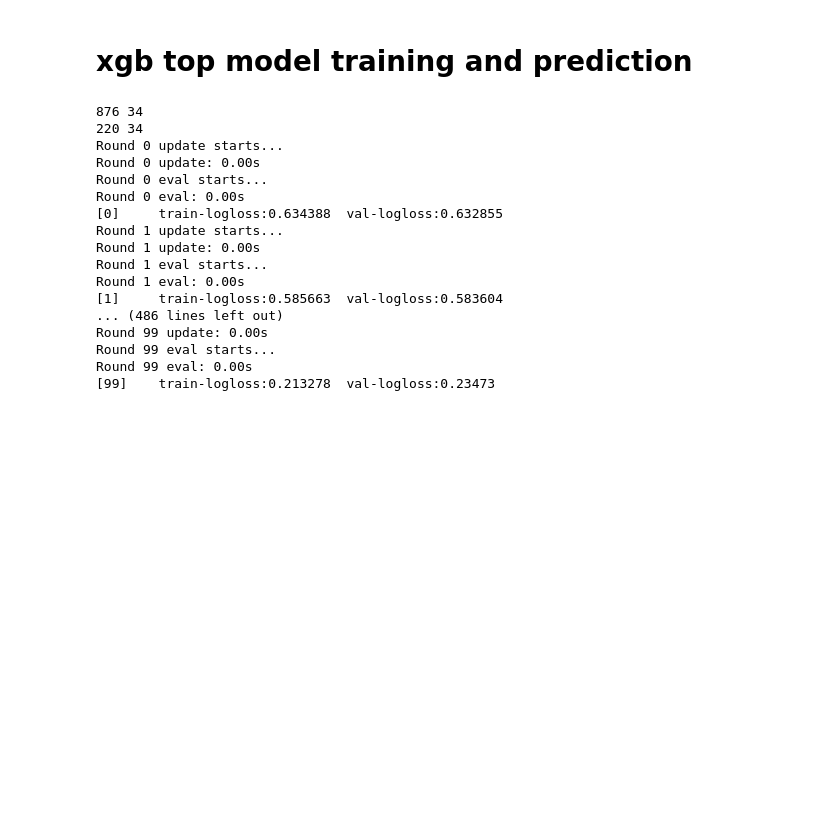
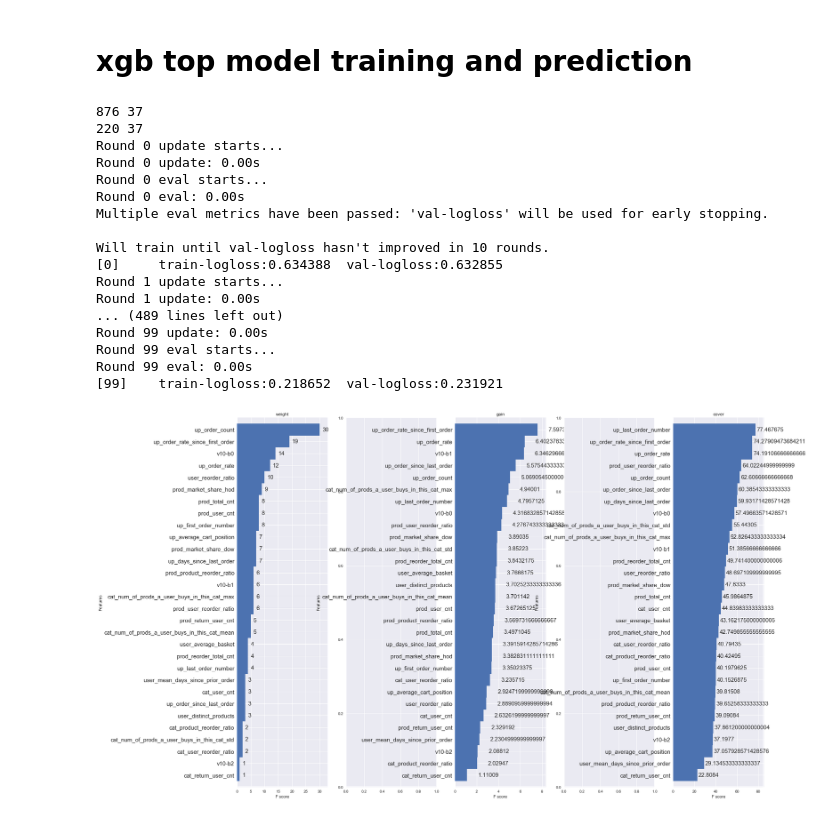
Before and after one commit to kylinorange/kaggle-instacart, a Jupyter notebook: Stacking.ipynb, the cells around one changed output. Cells and saved outputs as stored; diff of their text form; code cells hidden in the pictures; blank space fills up the shorter version.

Commit message:
stacking minor change

```diff
--- a/Stacking.ipynb
+++ b/Stacking.ipynb
@@ -140,10 +142,11 @@ def split_test_train(cur_fold):
     return (X_train, X_val, y_train, y_val)
 
 def train_predict_one_fold(cur_fold):
+#     global xgb_params
     X_train, X_val, y_train, y_val = split_test_train(cur_fold)
     drop_list = [
     'product_id',
-    'order_id',
+    'order_id'
     ]
 
     dtrain = xgboost.DMatrix(X_train.drop(drop_list, axis=1), y_train)
@@ -152,6 +155,7 @@ def train_predict_one_fold(cur_fold):
     gc.collect()
     print(dtrain.num_row(), dtrain.num_col())
     print(dval.num_row(), dval.num_col())
+    print(xgb_params)
 
     bst = train(
         xgb_params, dtrain, num_boost_round=boosting_rounds,
@@ -246,23 +244,45 @@ Round 99 eval: 0.00s
 ----
 # %% [markdown]
 # xgb top model training and prediction
+# %%
+train_df = pd.read_csv(
+            os.path.join(root, 'abt-share', 'abt_train.csv'),
+            dtype=schema)
+
+if down_sample is not None:
+    train_df = train_df[train_df.order_id % down_sample == 0]
+
+test = Data.test(down_sample=down_sample)
+drop_list = [
+'rand_uniform',
+'rand_normal',
+'aug'
+]
+test.drop(drop_list, axis=1, inplace=True)
 # %%
 name = 'v10-t0'
-bnames = ['v10-b0']
+bnames = ['v10-b{}'.format(i) for i in range(4)]
 
 # Load data with reorder prob - 6 prediction csv files
 # merge reorder prob to train_df
 for bname in bnames:
+# bname = 'v10-b0'
     pred=[]
     for i in range(folds):
-        pred.append(pd.read_csv(os.path.join(root, 'stacking', 'val_prediction.{}.cv{}.csv'.format(bname, cur_fold))))
-    pred_df = pd.concat([pred[i] for i in range(folds)]).rename({'reorder_prob':bname})
+        pred.append(pd.read_csv(os.path.join(root, 'stacking', 'val_prediction.{}.cv{}.csv'.format(bname, i))))
+        pred[i].rename(columns={'reorder_prob':bname}, inplace=True)
+
+    pred_df = pd.concat([pred[i] for i in range(folds)])
     train_df = train_df.merge(pred_df, on=['order_id','product_id'], how='left')
 
     # merge reorder prob to test
     pred_t_df = pd.read_csv(os.path.join(root, 'stacking', 'test_prediction.{}.csv'.format(bname)))
-    test = test.merge(pred_t_df, on=['order_id','product_id'], how='left').rename({'reorder_prob':bname})
+    pred_t_df.rename(columns={'reorder_prob':bname}, inplace=True)
+    test = test.merge(pred_t_df, on=['order_id','product_id'], how='left')
 # %%
+boosting_rounds=100
+stopping_rounds = 10
+
 train_df.loc[:, 'reordered'] = train_df.reordered.fillna(0)
 
 X_train, X_val, y_train, y_val = train_test_split(
@@ -273,38 +293,48 @@ X_train, X_val, y_train, y_val = train_test_split(
 X_train.sort_index(axis=1, inplace=True)
 X_val.sort_index(axis=1, inplace=True)
 
 dtrain = xgboost.DMatrix(X_train, y_train)
 dval = xgboost.DMatrix(X_val, y_val)
 
 gc.collect()
 print(dtrain.num_row(), dtrain.num_col())
 print(dval.num_row(), dval.num_col())
 
 bst = train(
     xgb_params, dtrain, num_boost_round=boosting_rounds,
-    evals=[(dtrain, 'train'), (dval, 'val')])
+    evals=[(dtrain, 'train'), (dval, 'val')],
+    callbacks=[
+            xgboost.callback.early_stop(stopping_rounds=stopping_rounds)
+    ])
+
+_, axes = plt.subplots(nrows=1, ncols=5, figsize=(25,18))
+measures = ['weight', 'gain', 'cover']
+for i in range(3):
+    plot_importance(bst, height=1, ax=axes[2*i], importance_type=measures[i], title=measures[i])
+plt.show()
 
 test.sort_index(axis=1, inplace=True)
 
 dtest = xgboost.DMatrix(test.drop(['eval_set', 'order_id', 'reordered', 'product_id'], axis=1))
 pred_t = bst.predict(dtest)
 test_result = pd.DataFrame({'order_id':test.order_id,'product_id':test.product_id, 'reorder_prob':pred_t})
 test_result.to_csv(os.path.join(root, 'stacking', 'test_prediction.{}.csv'.format(name)), index=False)
 # %% [output]
-876 34
-220 34
+876 37
+220 37
 Round 0 update starts...
 Round 0 update: 0.00s
 Round 0 eval starts...
 Round 0 eval: 0.00s
+Multiple eval metrics have been passed: 'val-logloss' will be used for early stopping.
+
+Will train until val-logloss hasn't improved in 10 rounds.
 [0]     train-logloss:0.634388  val-logloss:0.632855
 Round 1 update starts...
 Round 1 update: 0.00s
-Round 1 eval starts...
-Round 1 eval: 0.00s
-[1]     train-logloss:0.585663  val-logloss:0.583604
-... (486 lines left out)
+... (489 lines left out)
 Round 99 update: 0.00s
 Round 99 eval starts...
 Round 99 eval: 0.00s
-[99]    train-logloss:0.213278  val-logloss:0.23473
+[99]    train-logloss:0.218652  val-logloss:0.231921
+[figure, added]
```
Also changed, not shown: parts of 6 cells of this notebook, 1 other file.
